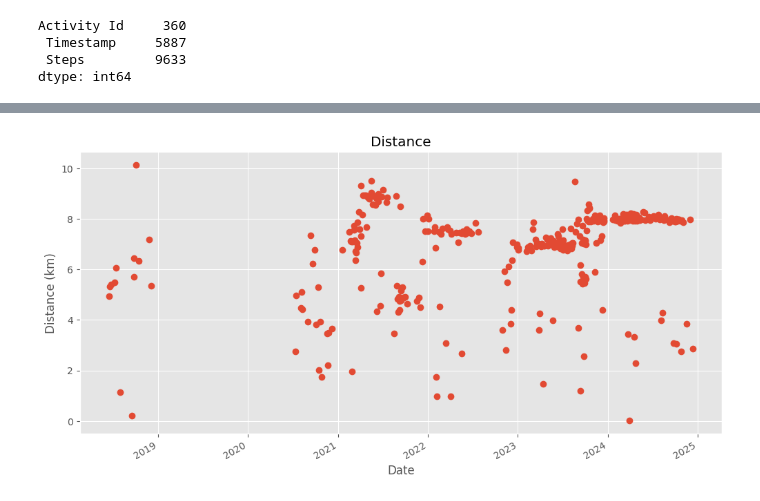
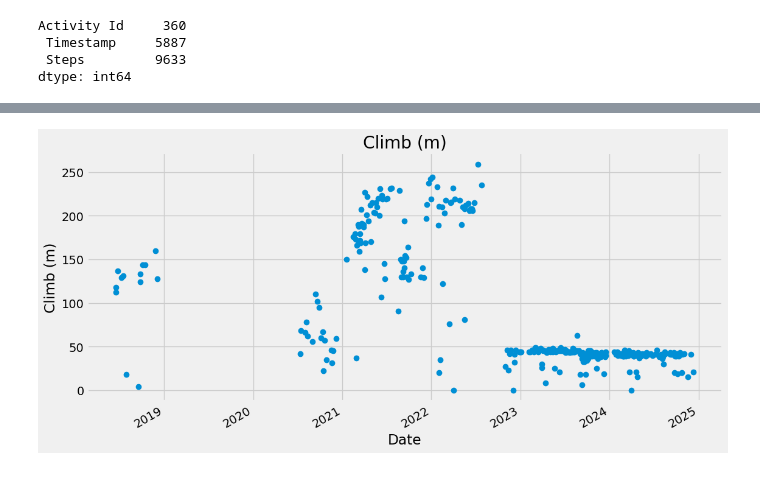
Before and after one commit to surajkarak/runkeeper_data_analysis, a Jupyter notebook: runkeeper_data.ipynb, the cells around one changed output, grey strips where cells are left out. Drawn from its saved outputs; the diff is of its cells as text; code cells hidden in the pictures.

```diff
--- a/runkeeper_data.ipynb
+++ b/runkeeper_data.ipynb
@@ -74,0 +148,2 @@ cardio.set_index('Date', inplace=True)
+# %%
+plt.style.use('seaborn-v0_8-notebook')
@@ -74,0 +164,19 @@ cardio.set_index('Date', inplace=True)
+# %%
+def duration_to_seconds(duration):
+    parts = list(map(int, duration.split(':')))
+    if len(parts) == 2:  # MM:SS format
+        minutes, seconds = parts
+        return minutes * 60 + seconds
+    elif len(parts) == 3:  # HH:MM:SS format
+        hours, minutes, seconds = parts
+        return hours * 3600 + minutes * 60 + seconds
+# %%
+# Convert Duration to timedelta
+cardio['Duration (seconds)'] = cardio['Duration'].apply(duration_to_seconds)
+
+# Plot the Duration
+cardio['Duration (seconds)'].plot(figsize=(12, 6), fontsize=12, style='o', markersize=5)
+plt.ylabel('Duration', fontsize=12)
+plt.xlabel('Date', fontsize=12)
+plt.title('Duration', fontsize=14)
+plt.show()
@@ -74,0 +185,13 @@ cardio.set_index('Date', inplace=True)
+# %%
+# Convert Average Pace from minutes:seconds to seconds
+def pace_to_seconds(pace):
+    minutes, seconds = map(int, pace.split(':'))
+    return minutes * 60 + seconds
+
+cardio['Average Pace (seconds)'] = cardio['Average Pace'].apply(pace_to_seconds)
+
+# Plot the Average Pace in seconds
+cardio['Average Pace (seconds)'].plot(title='Average Pace (seconds)', figsize=(12, 6), style='o')
+plt.xlabel('Date')
+plt.ylabel('Average Pace (seconds)')
+plt.show()
@@ -75,7 +262,7 @@ cardio.set_index('Date', inplace=True)
 # %%
-cardio['Distance (km)'].plot(title='Distance', figsize=(12, 6), style='o')
+cardio['Climb (m)'].plot(title='Climb (m)', figsize=(12, 6), style='o')
 plt.xlabel('Date')
-plt.ylabel('Distance (km)')
+plt.ylabel('Climb (m)')
 plt.show()
 # %% [output]
-[figure, old version]
+[figure, new version]
```
Also changed, not shown: parts of 21 cells of this notebook.
